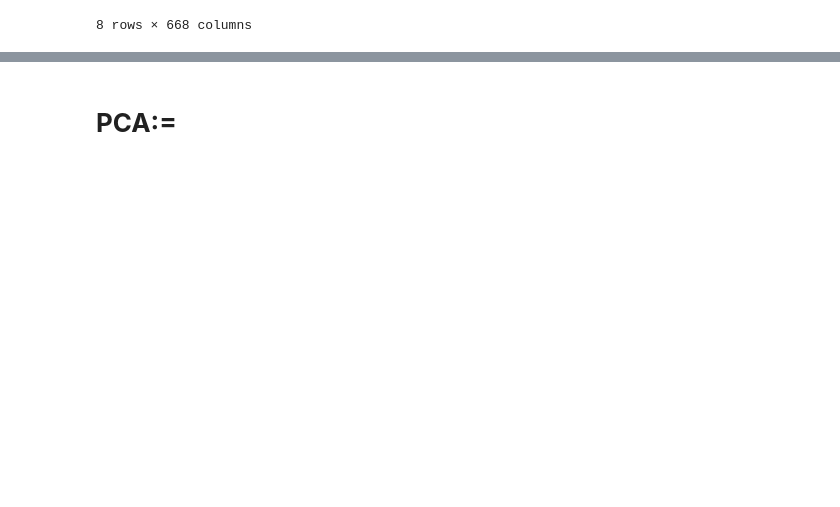
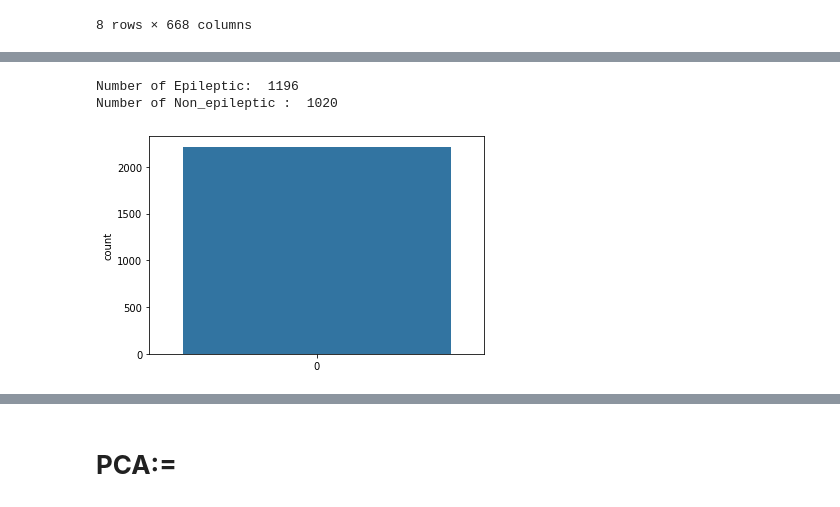
Before and after one commit to mohmaed7777/epilepsy-detection, a Jupyter notebook: Epilepsy_Detection_Using_EEG_Signals2.ipynb, the cells around one changed output, grey strips where cells are left out. Saved outputs shown, nothing was run; the diff lists cells and outputs as text; code cells hidden in the pictures; blank space fills up the shorter version.

```diff
--- a/Epilepsy_Detection_Using_EEG_Signals2.ipynb
+++ b/Epilepsy_Detection_Using_EEG_Signals2.ipynb
@@ -98,0 +113,5 @@ data.describe()
+# %%
+y = data.epileptic_                          # M or B
+list = ['epileptic_']
+x = data.drop(list,axis = 1 )
+x.head()
@@ -98,0 +126,9 @@ data.describe()
+# %%
+ax = sns.countplot(y,label="Count")       # M = 212, B = 357
+Epileptic, Non_epileptic = y.value_counts()
+print('Number of Epileptic: ',Epileptic)
+print('Number of Non_epileptic : ',Non_epileptic)
+# %% [output]
+Number of Epileptic:  1196
+Number of Non_epileptic :  1020
+[figure, added]
```
Also changed, not shown: parts of 7 cells of this notebook.
